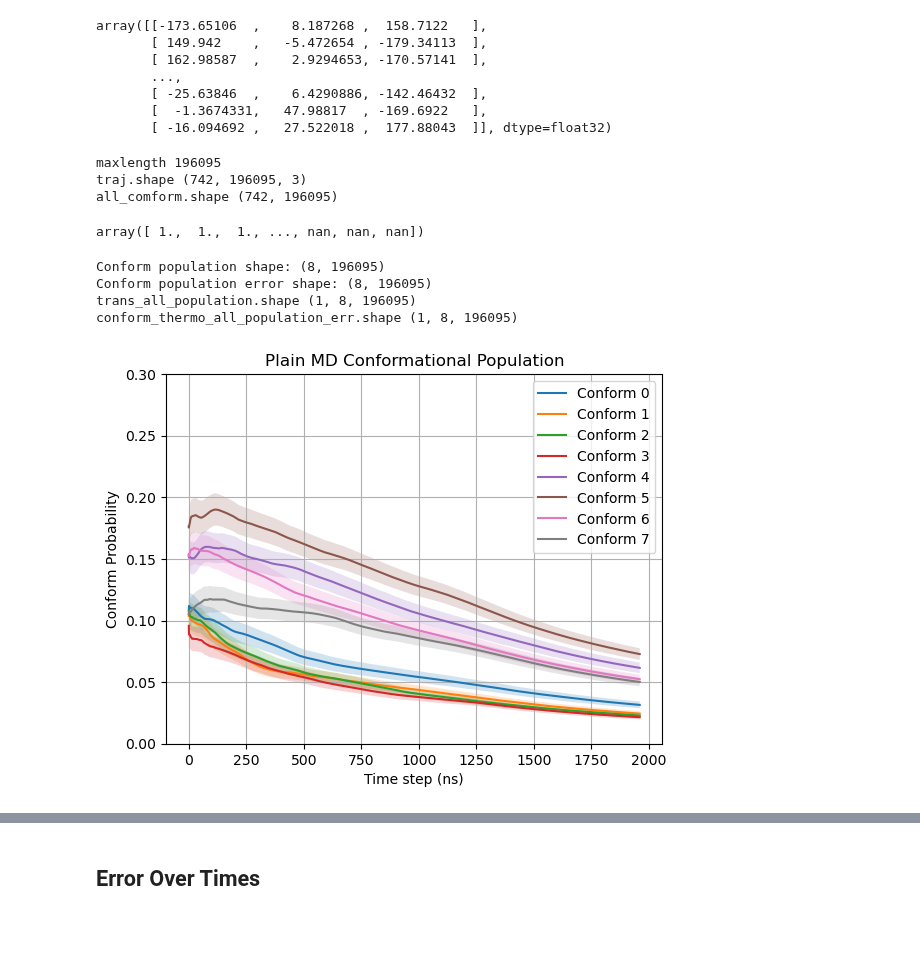
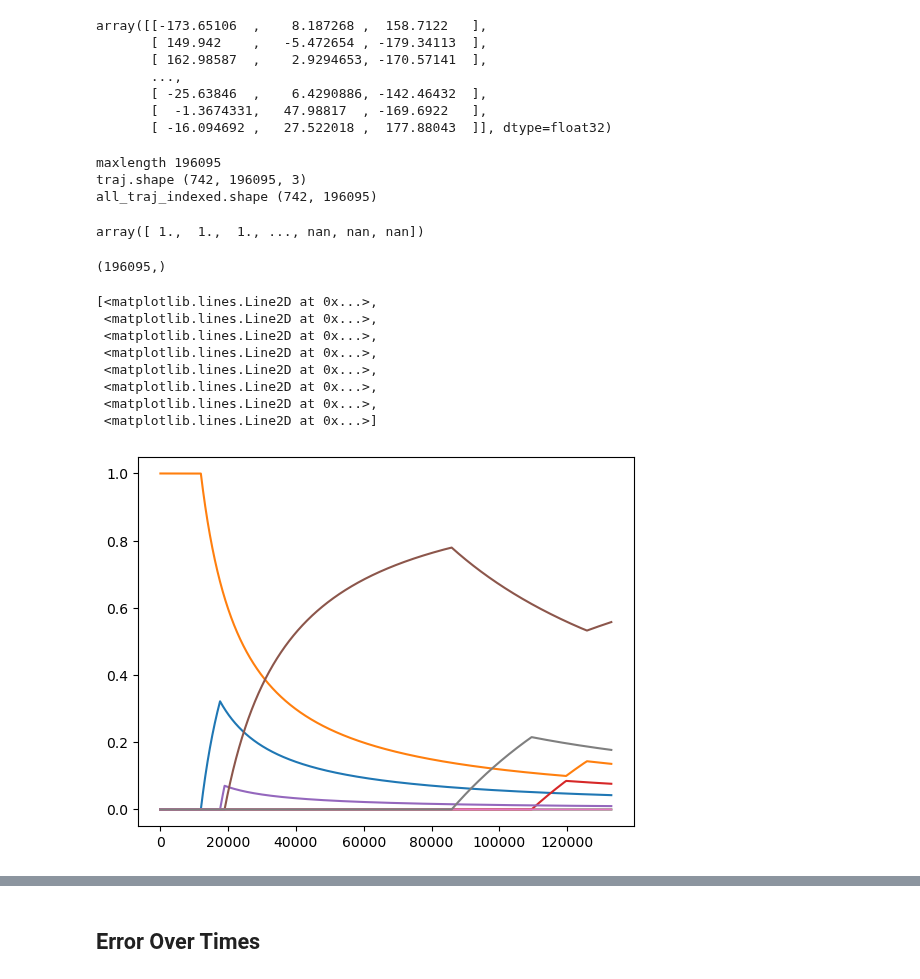
Before and after one commit to starwingc/peptoid_ESM, a Jupyter notebook: Plain_MD/analysis/cistrans_8_comform_population.ipynb, the cells around one changed output, grey strips where cells are left out. Drawn from its saved outputs; the diff is of its cells as text; code cells hidden in the pictures; blank space fills up the shorter version.

```diff
--- a/Plain_MD/analysis/cistrans_8_comform_population.ipynb
+++ b/Plain_MD/analysis/cistrans_8_comform_population.ipynb
@@ -160,56 +168,31 @@ for i in range(ntraj):
 print('traj.shape', traj.shape)
 
 
-all_comform = state_to_index_vectorized(traj)
+all_traj_indexed = state_to_index_vectorized(traj)
 
-all_comform = np.array(all_comform)
-print('all_comform.shape', all_comform.shape)
-all_comform[1]
+all_traj_indexed = np.array(all_traj_indexed)
+print('all_traj_indexed.shape', all_traj_indexed.shape)
+all_traj_indexed[1]
 # %% [output]
 maxlength 196095
 traj.shape (742, 196095, 3)
-all_comform.shape (742, 196095)
+all_traj_indexed.shape (742, 196095)
 array([ 1.,  1.,  1., ..., nan, nan, nan])
-# %%
-conform_thermo_all_population = []
-conform_thermo_all_population_err = []
-
-conform_all_population, conform_all_population_err = calculate_conform_p(all_comform)
-
-conform_thermo_all_population.append(conform_all_population)
-conform_thermo_all_population_err.append(conform_all_population_err)
-
-conform_thermo_all_population = np.array(conform_thermo_all_population)
-conform_thermo_all_population_err = np.array(conform_thermo_all_population_err)
-
-print('trans_all_population.shape', conform_thermo_all_population.shape)
-print('conform_thermo_all_population_err.shape', conform_thermo_all_population_err.shape)
-# %% [output]
-Conform population shape: (8, 196095)
-Conform population error shape: (8, 196095)
-trans_all_population.shape (1, 8, 196095)
-conform_thermo_all_population_err.shape (1, 8, 196095)
-# %%
-conform_num = 8
-thermo_state = 1
-time_in_ns = 0.01
-
-
-for conform in range(conform_num):  # Loop over 8 conformational states
-    y = conform_thermo_all_population[0, conform, :]
-    yerr = conform_thermo_all_population_err[0, conform, :]
-    x = np.arange(len(y))  # or use actual time values
-
-    plt.plot(x * time_in_ns, y, label=f'Conform {conform}')
-    plt.fill_between(x * time_in_ns, y - yerr, y + yerr, alpha=0.2)
-
-plt.title(f'Plain MD Conformational Population')
-plt.xlabel('Time step (ns)')
-plt.ylabel('Conform Probability')
-plt.ylim(0, 0.3)
-plt.grid(True)
-plt.legend(loc="best")
-#plt.tight_layout()
-plt.show()
-# %% [output]
-[figure, removed]
+# %%
+conform_num = 8
+
+conform_population = calculate_conform_p(all_traj_indexed[1], conform_num)
+print(all_traj_indexed[0].shape)
+plt.plot(conform_population.T)  # Transpose: shape (37002, 32)
+#plt.ylim(0, 0.125)
+# %% [output]
+(196095,)
+[<matplotlib.lines.Line2D at 0x...>,
+ <matplotlib.lines.Line2D at 0x...>,
+ <matplotlib.lines.Line2D at 0x...>,
+ <matplotlib.lines.Line2D at 0x...>,
+ <matplotlib.lines.Line2D at 0x...>,
+ <matplotlib.lines.Line2D at 0x...>,
+ <matplotlib.lines.Line2D at 0x...>,
+ <matplotlib.lines.Line2D at 0x...>]
+[figure, added]
```
Also changed, not shown: parts of 11 cells of this notebook.
